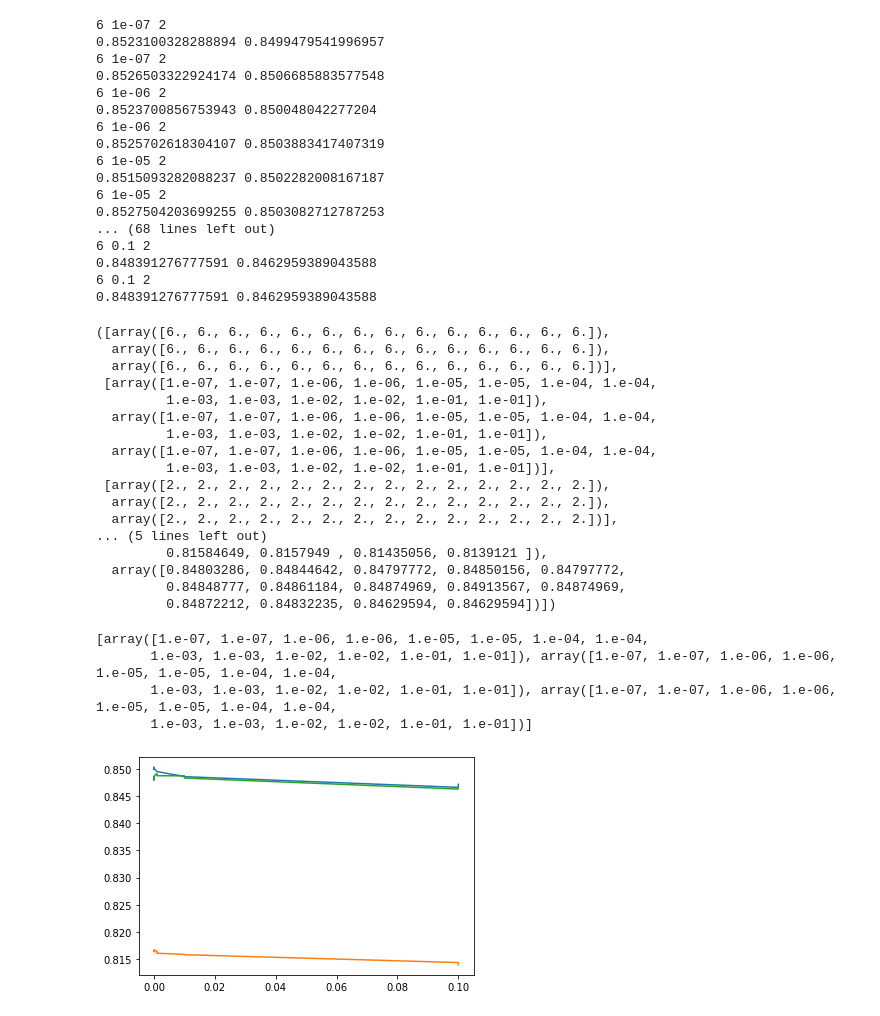
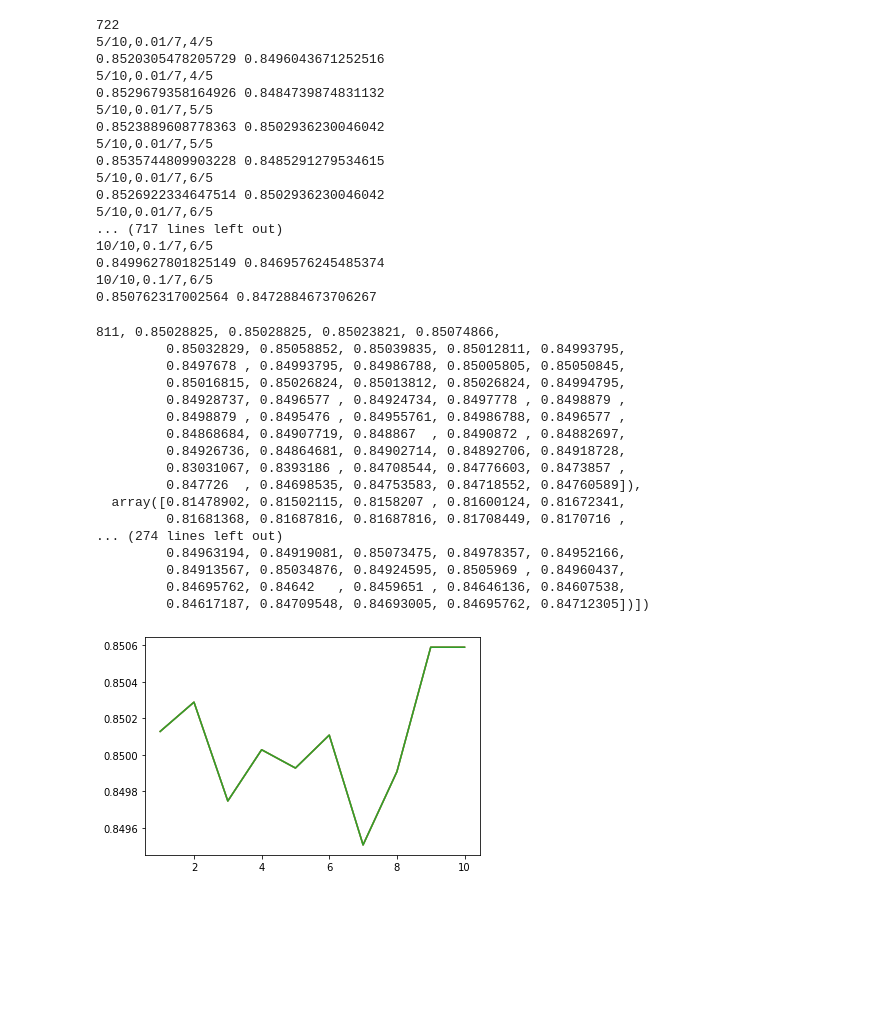
Before and after one commit to riccardocadei/Higgs-Boson-Challange-2020-EPFL, a Jupyter notebook: plots.ipynb, the cells around one changed output. Cells and saved outputs as stored; diff of their text form; code cells hidden in the pictures; blank space fills up the shorter version.

Commit message:
Did a fucking enormous CV for the plots
Saved the fucking enormous CV in accu.npy

```diff
--- a/plots.ipynb
+++ b/plots.ipynb
@@ -114,7 +119,7 @@ x_train, x_test = phi(x_train, x_test, 0)
 # %%
 # Model parameters for ridge regression
 #tuning parameters for each category
-degrees_candidates = [6,7,8,9,10]
+degrees_candidates = np.arange(1,11)
 alphas_candidates=[2,3,4,5,6]
 lambdas_candidates = np.logspace(-7,-1,7)
 #lambdas_candidates=[1e-5]
@@ -125,46 +130,42 @@ par_degree, par_lambda, par_alpha, accu = select_parameters_ridge_regression(y,t
                                                                   alphas_candidates,k_fold,seed)
 par_degree, par_lambda, par_alpha, accu
 # %% [output]
-6 1e-07 2
-0.8523100328288894 0.8499479541996957
-6 1e-07 2
-0.8526503322924174 0.8506685883577548
-6 1e-06 2
-0.8523700856753943 0.850048042277204
-6 1e-06 2
-0.8525702618304107 0.8503883417407319
-6 1e-05 2
-0.8515093282088237 0.8502282008167187
-6 1e-05 2
-0.8527504203699255 0.8503082712787253
-... (68 lines left out)
-6 0.1 2
-0.848391276777591 0.8462959389043588
-6 0.1 2
-0.848391276777591 0.8462959389043588
+722
+5/10,0.01/7,4/5
+0.8520305478205729 0.8496043671252516
+5/10,0.01/7,4/5
+0.8529679358164926 0.8484739874831132
+5/10,0.01/7,5/5
+0.8523889608778363 0.8502936230046042
+5/10,0.01/7,5/5
+0.8535744809903228 0.8485291279534615
+5/10,0.01/7,6/5
+0.8526922334647514 0.8502936230046042
+5/10,0.01/7,6/5
+... (717 lines left out)
+10/10,0.1/7,6/5
+0.8499627801825149 0.8469576245485374
+10/10,0.1/7,6/5
+0.850762317002564 0.8472884673706267
-([array([6., 6., 6., 6., 6., 6., 6., 6., 6., 6., 6., 6., 6., 6.]),
-  array([6., 6., 6., 6., 6., 6., 6., 6., 6., 6., 6., 6., 6., 6.]),
-  array([6., 6., 6., 6., 6., 6., 6., 6., 6., 6., 6., 6., 6., 6.])],
- [array([1.e-07, 1.e-07, 1.e-06, 1.e-06, 1.e-05, 1.e-05, 1.e-04, 1.e-04,
-         1.e-03, 1.e-03, 1.e-02, 1.e-02, 1.e-01, 1.e-01]),
-  array([1.e-07, 1.e-07, 1.e-06, 1.e-06, 1.e-05, 1.e-05, 1.e-04, 1.e-04,
-         1.e-03, 1.e-03, 1.e-02, 1.e-02, 1.e-01, 1.e-01]),
-  array([1.e-07, 1.e-07, 1.e-06, 1.e-06, 1.e-05, 1.e-05, 1.e-04, 1.e-04,
-         1.e-03, 1.e-03, 1.e-02, 1.e-02, 1.e-01, 1.e-01])],
- [array([2., 2., 2., 2., 2., 2., 2., 2., 2., 2., 2., 2., 2., 2.]),
-  array([2., 2., 2., 2., 2., 2., 2., 2., 2., 2., 2., 2., 2., 2.]),
-  array([2., 2., 2., 2., 2., 2., 2., 2., 2., 2., 2., 2., 2., 2.])],
-... (5 lines left out)
-         0.81584649, 0.8157949 , 0.81435056, 0.8139121 ]),
-  array([0.84803286, 0.84844642, 0.84797772, 0.84850156, 0.84797772,
-         0.84848777, 0.84861184, 0.84874969, 0.84913567, 0.84874969,
-         0.84872212, 0.84832235, 0.84629594, 0.84629594])])
+811, 0.85028825, 0.85028825, 0.85023821, 0.85074866,
+         0.85032829, 0.85058852, 0.85039835, 0.85012811, 0.84993795,
+         0.8497678 , 0.84993795, 0.84986788, 0.85005805, 0.85050845,
+         0.85016815, 0.85026824, 0.85013812, 0.85026824, 0.84994795,
+         0.84928737, 0.8496577 , 0.84924734, 0.8497778 , 0.8498879 ,
+         0.8498879 , 0.8495476 , 0.84955761, 0.84986788, 0.8496577 ,
+         0.84868684, 0.84907719, 0.848867  , 0.8490872 , 0.84882697,
+         0.84926736, 0.84864681, 0.84902714, 0.84892706, 0.84918728,
+         0.83031067, 0.8393186 , 0.84708544, 0.84776603, 0.8473857 ,
+         0.847726  , 0.84698535, 0.84753583, 0.84718552, 0.84760589]),
+  array([0.81478902, 0.81502115, 0.8158207 , 0.81600124, 0.81672341,
+         0.81681368, 0.81687816, 0.81687816, 0.81708449, 0.8170716 ,
+... (274 lines left out)
+         0.84963194, 0.84919081, 0.85073475, 0.84978357, 0.84952166,
+         0.84913567, 0.85034876, 0.84924595, 0.8505969 , 0.84960437,
+         0.84695762, 0.84642   , 0.8459651 , 0.84646136, 0.84607538,
+         0.84617187, 0.84709548, 0.84693005, 0.84695762, 0.84712305])])
 # %%
-for l in range(len(par_lambda)):
-    plt.plot(par_lambda[l],accu[l])
+for l in range(len(par_degree)):
+    plt.plot(par_degree[0][::70],accu[0][::70])
 # %% [output]
-[array([1.e-07, 1.e-07, 1.e-06, 1.e-06, 1.e-05, 1.e-05, 1.e-04, 1.e-04,
-       1.e-03, 1.e-03, 1.e-02, 1.e-02, 1.e-01, 1.e-01]), array([1.e-07, 1.e-07, 1.e-06, 1.e-06, 1.e-05, 1.e-05, 1.e-04, 1.e-04,
-       1.e-03, 1.e-03, 1.e-02, 1.e-02, 1.e-01, 1.e-01]), array([1.e-07, 1.e-07, 1.e-06, 1.e-06, 1.e-05, 1.e-05, 1.e-04, 1.e-04,
-       1.e-03, 1.e-03, 1.e-02, 1.e-02, 1.e-01, 1.e-01])]
-[figure, old version]
+[figure, new version]
```
Also changed, not shown: parts of 10 cells of this notebook, 1 other file.
